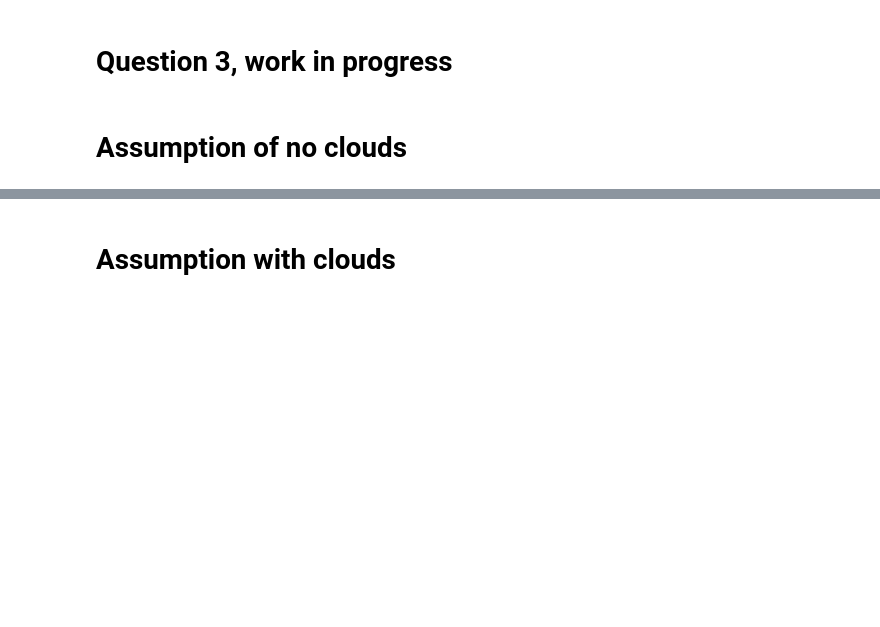
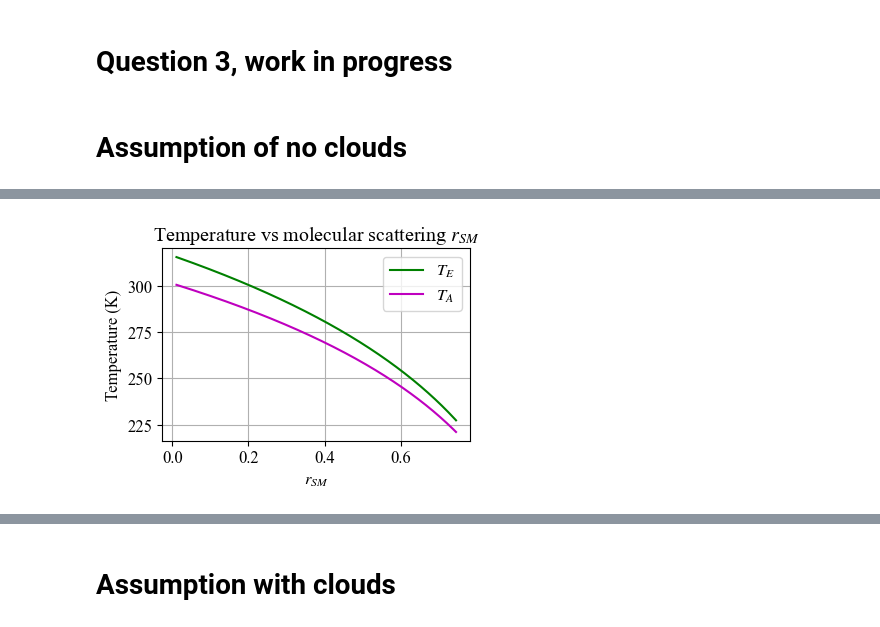
Before and after one commit to aledha/TMA4195-Project, a Jupyter notebook: Question3.ipynb, the cells around one changed output, grey strips where cells are left out. Drawn from its saved outputs; the diff is of its cells as text; code cells hidden in the pictures; blank space fills up the shorter version.

```diff
--- a/Question3.ipynb
+++ b/Question3.ipynb
@@ -172,0 +221,15 @@ Equilibrium Atmosphere Temperature (T_A): 279.35 K
+# %%
+
+# Plot temperatures vs a_SW
+plt.figure(figsize=FIGSIZE)
+plt.plot(r_SM_base_values, T_E_values, color="green", label=r'$T_E$')
+plt.plot(r_SM_base_values, T_A_values, color="m", label=r'$T_A$')
+plt.xlabel(r'$r_{SM}$')
+plt.ylabel(r'Temperature (K)')
+plt.title(r'Temperature vs molecular scattering $r_{SM}$')
+plt.legend()
+plt.grid(True)
+plt.tight_layout()
+plt.savefig("./temperature_rSM.png", dpi=300)
+# %% [output]
+[figure, added]
```
Also changed, not shown: parts of 13 cells of this notebook, 4 other files.
